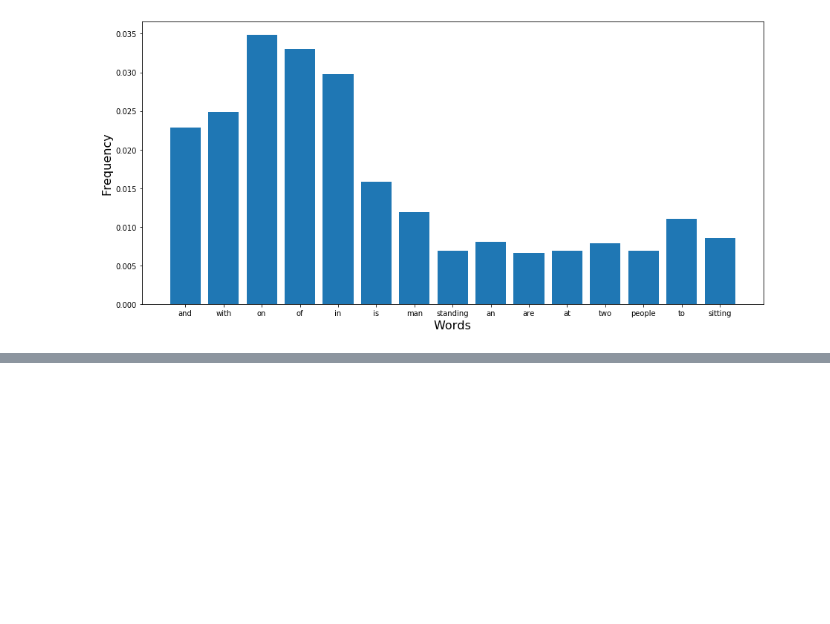
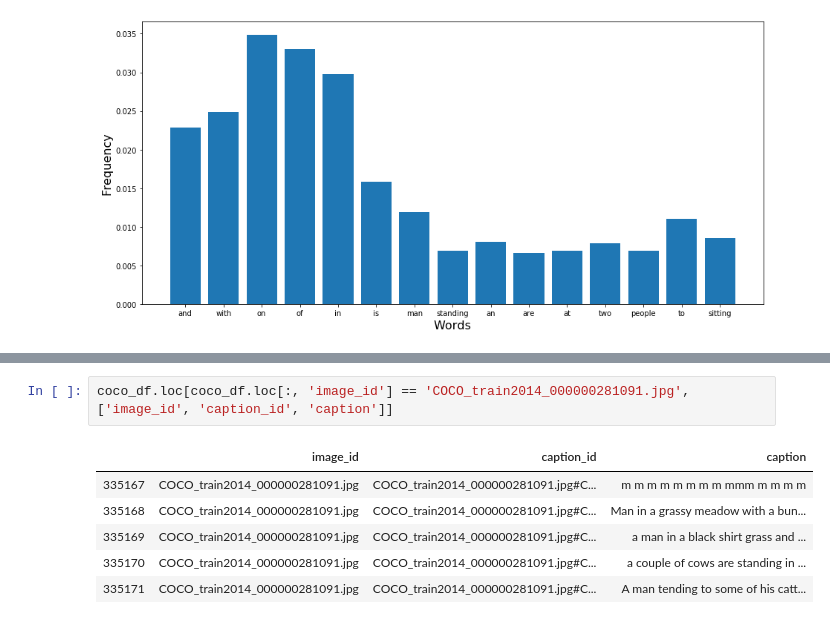
Before and after one commit to ingritu/TDT4900-Master-Thesis, a Jupyter notebook: notebooks/visualize_word_frequency.ipynb, the cells around one changed output, grey strips where cells are left out. Drawn from its saved outputs; the diff is of its cells as text; blank space fills up the shorter version.

```diff
--- a/notebooks/visualize_word_frequency.ipynb
+++ b/notebooks/visualize_word_frequency.ipynb
@@ -165,0 +237,9 @@ plt.show()
+# %%
+coco_df.loc[coco_df.loc[:, 'image_id'] == 'COCO_train2014_000000281091.jpg', ['image_id', 'caption_id', 'caption']]
+# %% [output]
+|  | image_id | caption_id | caption |
+| 335167 | COCO_train2014_000000281091.jpg | COCO_train2014_000000281091.jpg#C... | m m m m m m m m mmm m m m m |
+| 335168 | COCO_train2014_000000281091.jpg | COCO_train2014_000000281091.jpg#C... | Man in a grassy meadow with a bun... |
+| 335169 | COCO_train2014_000000281091.jpg | COCO_train2014_000000281091.jpg#C... | a man in a black shirt grass and ... |
+| 335170 | COCO_train2014_000000281091.jpg | COCO_train2014_000000281091.jpg#C... | a couple of cows are standing in ... |
+| 335171 | COCO_train2014_000000281091.jpg | COCO_train2014_000000281091.jpg#C... | A man tending to some of his catt... |
```
Also changed, not shown: parts of 6 cells of this notebook.
